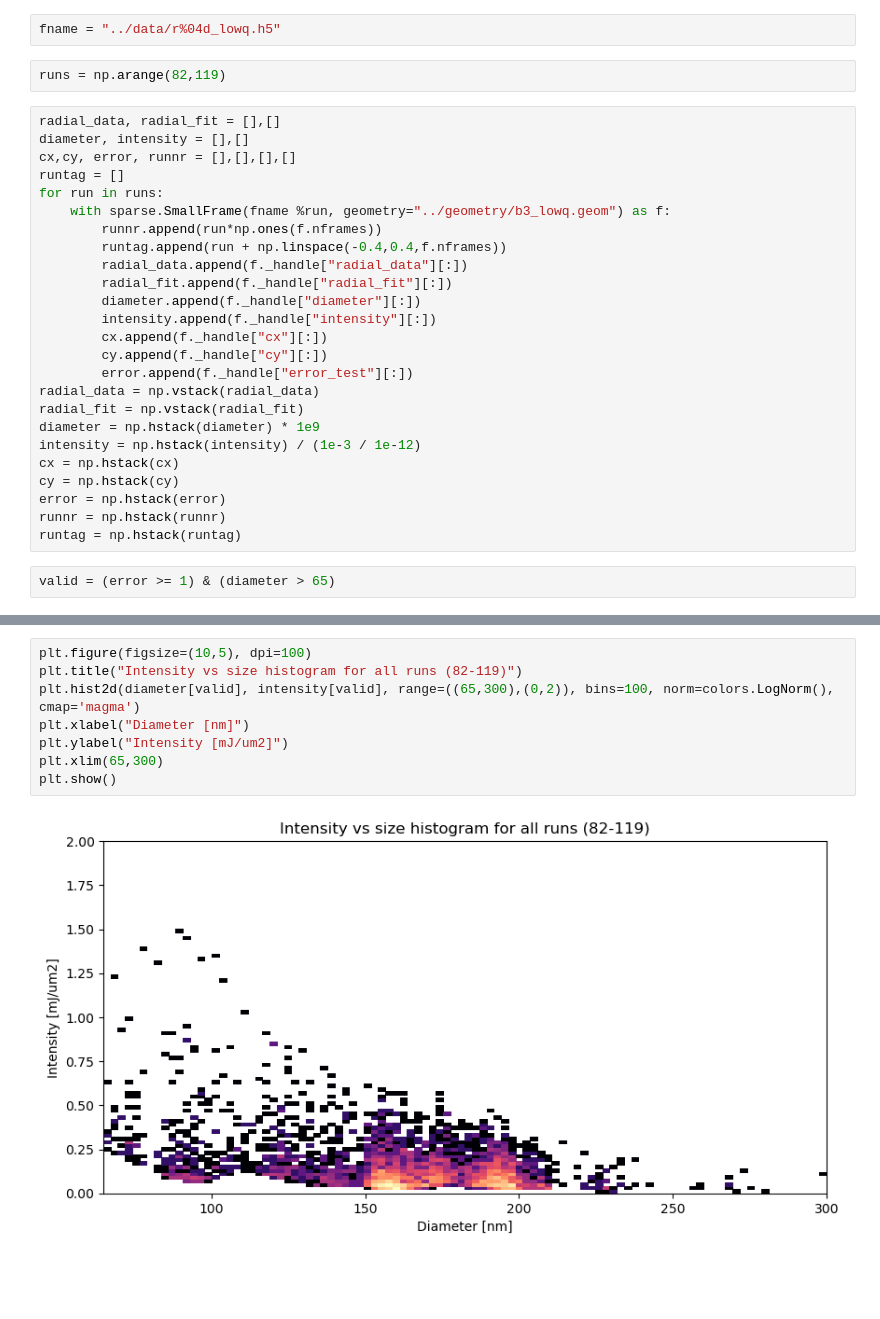
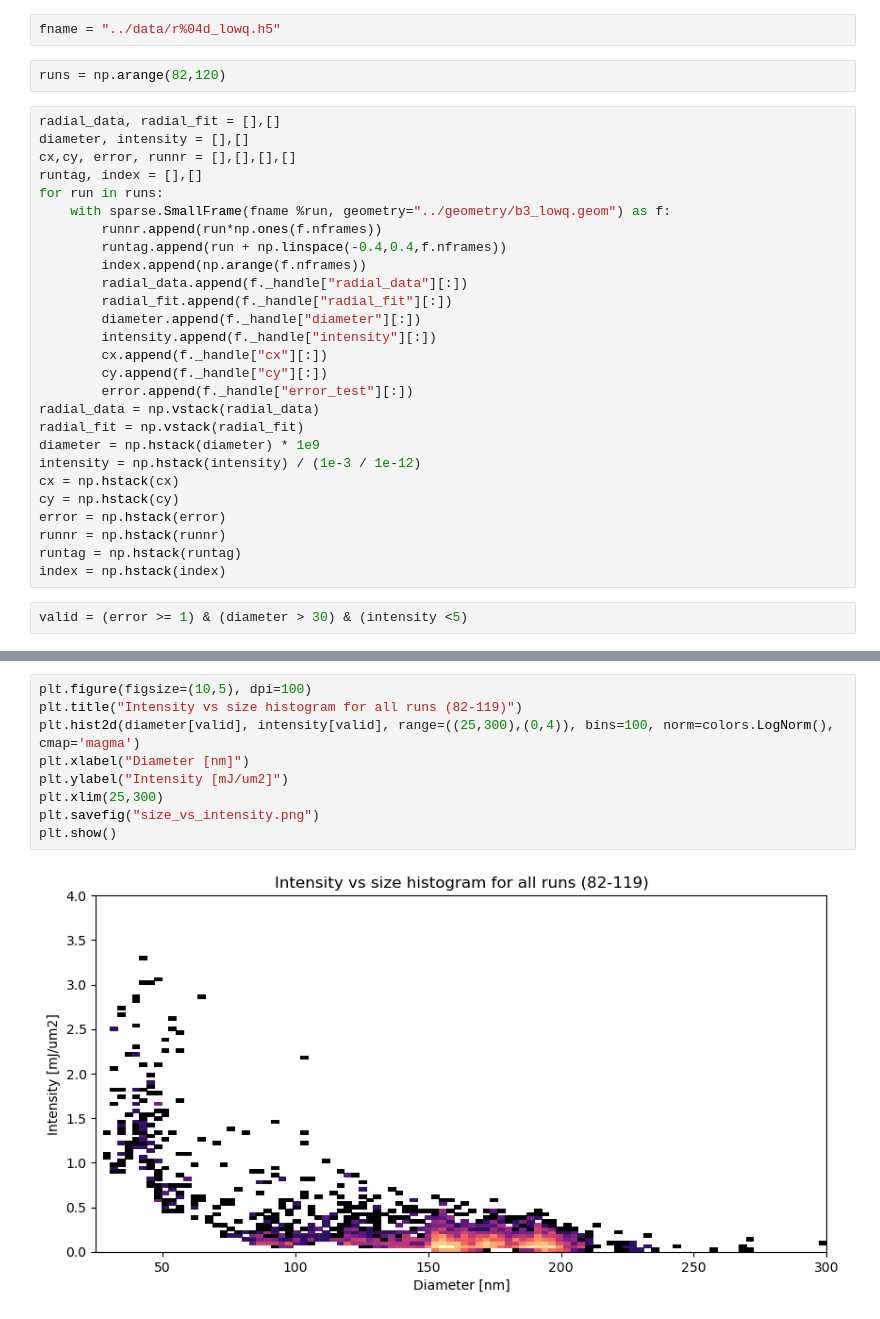
Before and after one commit to FXIhub/xfel3004, a Jupyter notebook: analysis/intensity_analysis.ipynb, the cells around one changed output, grey strips where cells are left out. Drawn from its saved outputs; the diff is of its cells as text; blank space fills up the shorter version.

```diff
--- a/analysis/intensity_analysis.ipynb
+++ b/analysis/intensity_analysis.ipynb
@@ -10,16 +10,17 @@ import sparse, geom, utils
 # %%
 fname = "../data/r%04d_lowq.h5"
 # %%
-runs = np.arange(82,119)
+runs = np.arange(82,120)
 # %%
 radial_data, radial_fit = [],[]
 diameter, intensity = [],[]
 cx,cy, error, runnr = [],[],[],[]
-runtag = []
+runtag, index = [],[]
 for run in runs:
     with sparse.SmallFrame(fname %run, geometry="../geometry/b3_lowq.geom") as f:
         runnr.append(run*np.ones(f.nframes))
         runtag.append(run + np.linspace(-0.4,0.4,f.nframes))
+        index.append(np.arange(f.nframes))
         radial_data.append(f._handle["radial_data"][:])
         radial_fit.append(f._handle["radial_fit"][:])
         diameter.append(f._handle["diameter"][:])
@@ -36,5 +37,6 @@ cy = np.hstack(cy)
 error = np.hstack(error)
 runnr = np.hstack(runnr)
 runtag = np.hstack(runtag)
+index = np.hstack(index)
 # %%
-valid = (error >= 1) & (diameter > 65)
+valid = (error >= 1) & (diameter > 30) & (intensity <5)
@@ -75,13 +91,14 @@ plt.show()
 # %%
 plt.figure(figsize=(10,5), dpi=100)
 plt.title("Intensity vs size histogram for all runs (82-119)")
-plt.hist2d(diameter[valid], intensity[valid], range=((65,300),(0,2)), bins=100, norm=colors.LogNorm(), cmap='magma')
+plt.hist2d(diameter[valid], intensity[valid], range=((25,300),(0,4)), bins=100, norm=colors.LogNorm(), cmap='magma')
 plt.xlabel("Diameter [nm]")
 plt.ylabel("Intensity [mJ/um2]")
-plt.xlim(65,300)
+plt.xlim(25,300)
+plt.savefig("size_vs_intensity.png")
 plt.show()
 # %% [output]
-[figure, old version]
+[figure, new version]
 # %%
 plt.figure(figsize=(5,5), dpi=100)
 plt.hist2d(cx[valid],cy[valid], range=((-15,5),(2.5,22.5)), bins=20, cmap='inferno')
```
Also changed, not shown: parts of 10 cells of this notebook, 1 other file.
